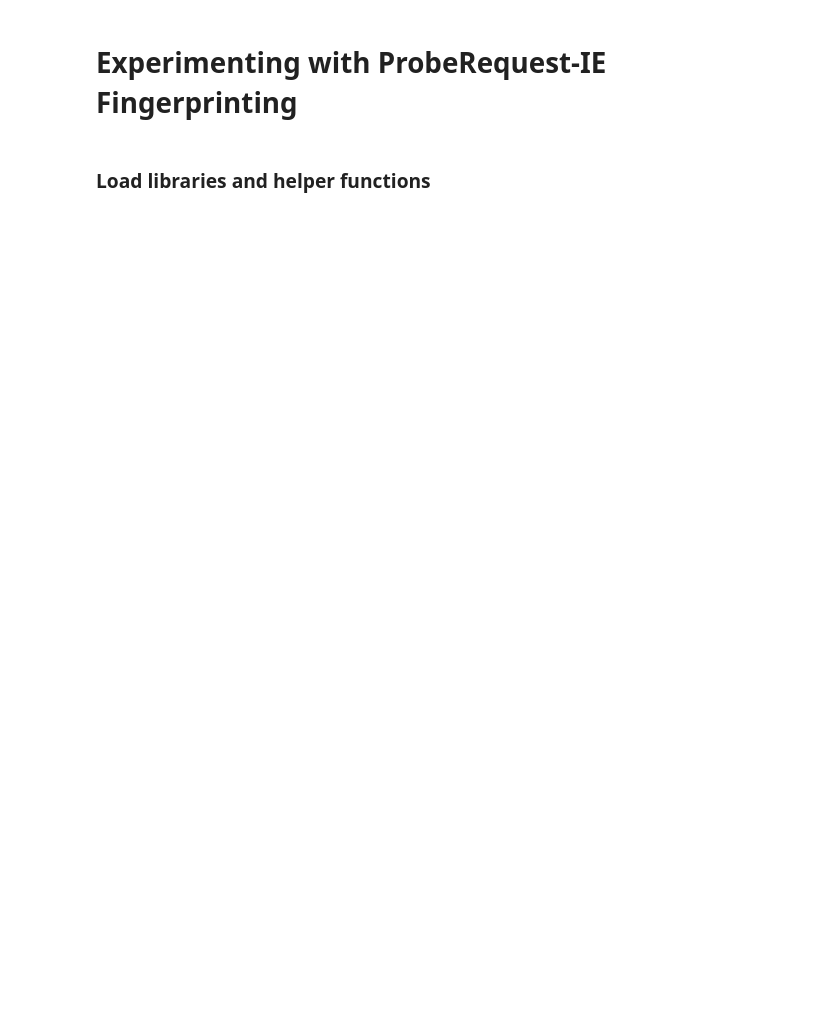
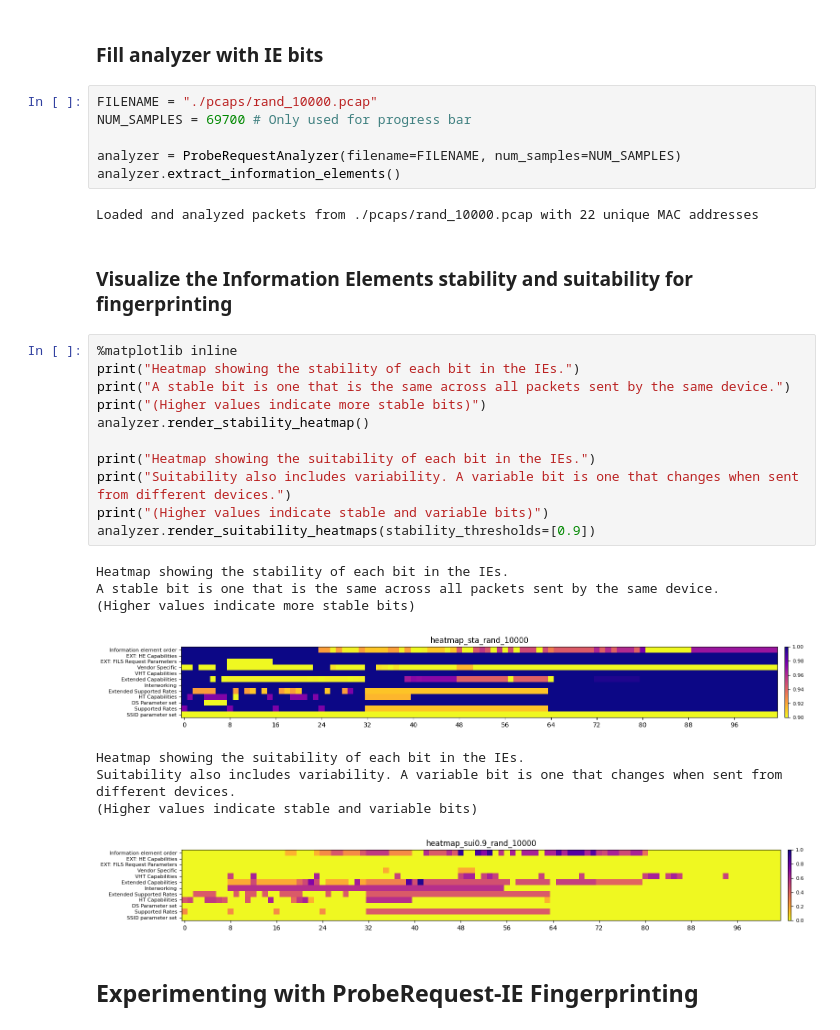
Before and after one commit to Eldoprano/probe_request_fingerprinting, a Jupyter notebook: experiments.ipynb, the cells around one changed output. Saved outputs shown, nothing was run; the diff lists cells and outputs as text; blank space fills up the shorter version.

Commit message:
Refactor plotting and analyzer methods for improved clarity and functionality

```diff
--- a/experiments.ipynb
+++ b/experiments.ipynb
@@ -1,4 +14,34 @@
+# %% [markdown]
+### Fill analyzer with IE bits
+# %%
+FILENAME = "./pcaps/rand_10000.pcap"
+NUM_SAMPLES = 69700 # Only used for progress bar
+
+analyzer = ProbeRequestAnalyzer(filename=FILENAME, num_samples=NUM_SAMPLES)
+analyzer.extract_information_elements()
+# %% [output]
+Loaded and analyzed packets from ./pcaps/rand_10000.pcap with 22 unique MAC addresses
+# %% [markdown]
+### Visualize the Information Elements stability and suitability for fingerprinting
+# %%
+%matplotlib inline
+print("Heatmap showing the stability of each bit in the IEs.")
+print("A stable bit is one that is the same across all packets sent by the same device.")
+print("(Higher values indicate more stable bits)")
+analyzer.render_stability_heatmap()
+
+print("Heatmap showing the suitability of each bit in the IEs.")
+print("Suitability also includes variability. A variable bit is one that changes when sent from different devices.")
+print("(Higher values indicate stable and variable bits)")
+analyzer.render_suitability_heatmaps(stability_thresholds=[0.9])
+# %% [output]
+Heatmap showing the stability of each bit in the IEs.
+A stable bit is one that is the same across all packets sent by the same device.
+(Higher values indicate more stable bits)
+[figure, added]
+Heatmap showing the suitability of each bit in the IEs.
+Suitability also includes variability. A variable bit is one that changes when sent from different devices.
+(Higher values indicate stable and variable bits)
+[figure, added]
 # %% [markdown]
-# Experimenting with ProbeRequest-IE Fingerprinting
+## Experimenting with ProbeRequest-IE Fingerprinting
-# %% [markdown]
-### Load libraries and helper functions
```
Also changed, not shown: parts of 9 cells of this notebook, 2 other files.
